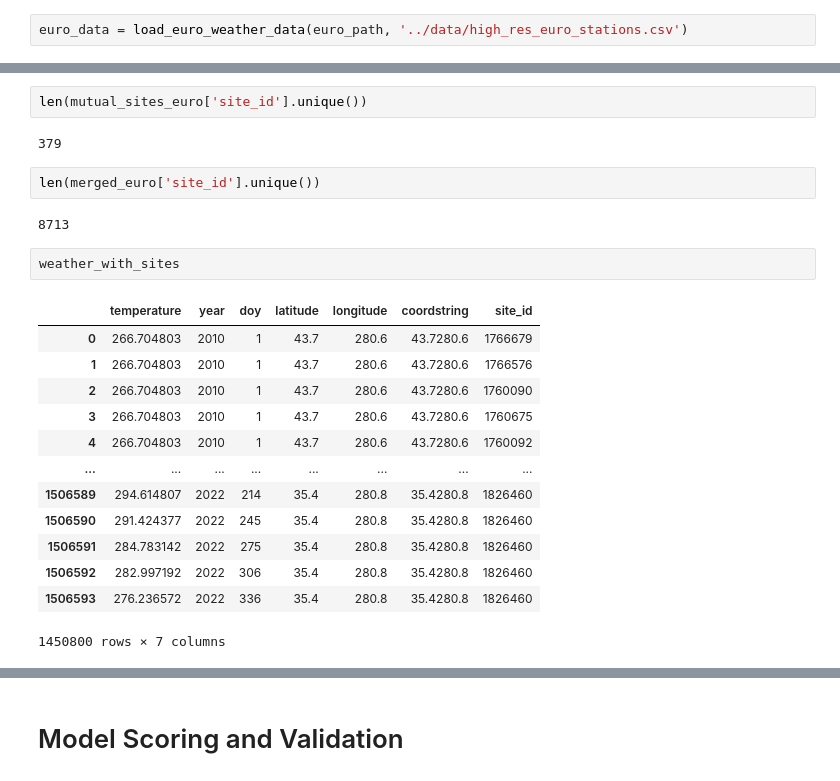
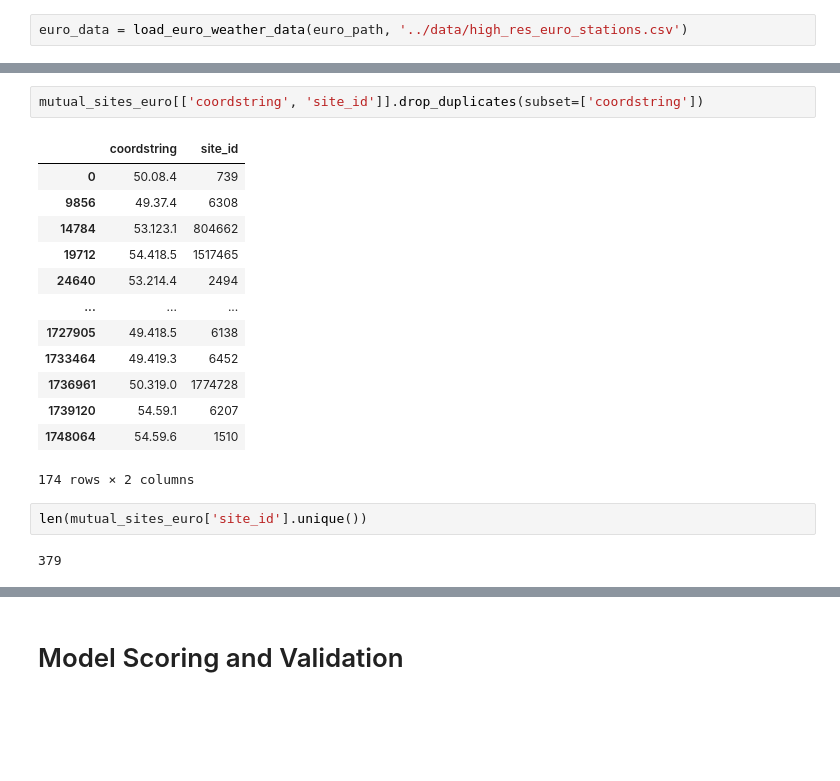
Before and after one commit to falling-fruit/dfg-seasons, a Jupyter notebook: modelling/high_res_models_finalized.ipynb, the cells around one changed output, grey strips where cells are left out. Saved outputs shown, nothing was run; the diff lists cells and outputs as text; blank space fills up the shorter version.

```diff
--- a/modelling/high_res_models_finalized.ipynb
+++ b/modelling/high_res_models_finalized.ipynb
@@ -237,24 +230,20 @@ len(weather_with_sites['site_id'].unique())
+# %%
+mutual_sites_euro[['coordstring', 'site_id']].drop_duplicates(subset=['coordstring'])
+# %% [output]
+|  | coordstring | site_id |
+| 0 | 50.08.4 | 739 |
+| 9856 | 49.37.4 | 6308 |
+| 14784 | 53.123.1 | 804662 |
+| 19712 | 54.418.5 | 1517465 |
+| 24640 | 53.214.4 | 2494 |
+| ... | ... | ... |
+| 1727905 | 49.418.5 | 6138 |
+| 1733464 | 49.419.3 | 6452 |
+| 1736961 | 50.319.0 | 1774728 |
+| 1739120 | 54.59.1 | 6207 |
+| 1748064 | 54.59.6 | 1510 |
+174 rows × 2 columns
 # %%
 len(mutual_sites_euro['site_id'].unique())
 # %% [output]
 379
-# %%
-len(merged_euro['site_id'].unique())
-# %% [output]
-8713
-# %%
-weather_with_sites
-# %% [output]
-|  | temperature | year | doy | latitude | longitude | coordstring | site_id |
-| 0 | 266.704803 | 2010 | 1 | 43.7 | 280.6 | 43.7280.6 | 1766679 |
-| 1 | 266.704803 | 2010 | 1 | 43.7 | 280.6 | 43.7280.6 | 1766576 |
-| 2 | 266.704803 | 2010 | 1 | 43.7 | 280.6 | 43.7280.6 | 1760090 |
-| 3 | 266.704803 | 2010 | 1 | 43.7 | 280.6 | 43.7280.6 | 1760675 |
-| 4 | 266.704803 | 2010 | 1 | 43.7 | 280.6 | 43.7280.6 | 1760092 |
-| ... | ... | ... | ... | ... | ... | ... | ... |
-| 1506589 | 294.614807 | 2022 | 214 | 35.4 | 280.8 | 35.4280.8 | 1826460 |
-| 1506590 | 291.424377 | 2022 | 245 | 35.4 | 280.8 | 35.4280.8 | 1826460 |
-| 1506591 | 284.783142 | 2022 | 275 | 35.4 | 280.8 | 35.4280.8 | 1826460 |
-| 1506592 | 282.997192 | 2022 | 306 | 35.4 | 280.8 | 35.4280.8 | 1826460 |
-| 1506593 | 276.236572 | 2022 | 336 | 35.4 | 280.8 | 35.4280.8 | 1826460 |
-1450800 rows × 7 columns
```
Also changed, not shown: parts of 18 cells of this notebook.
